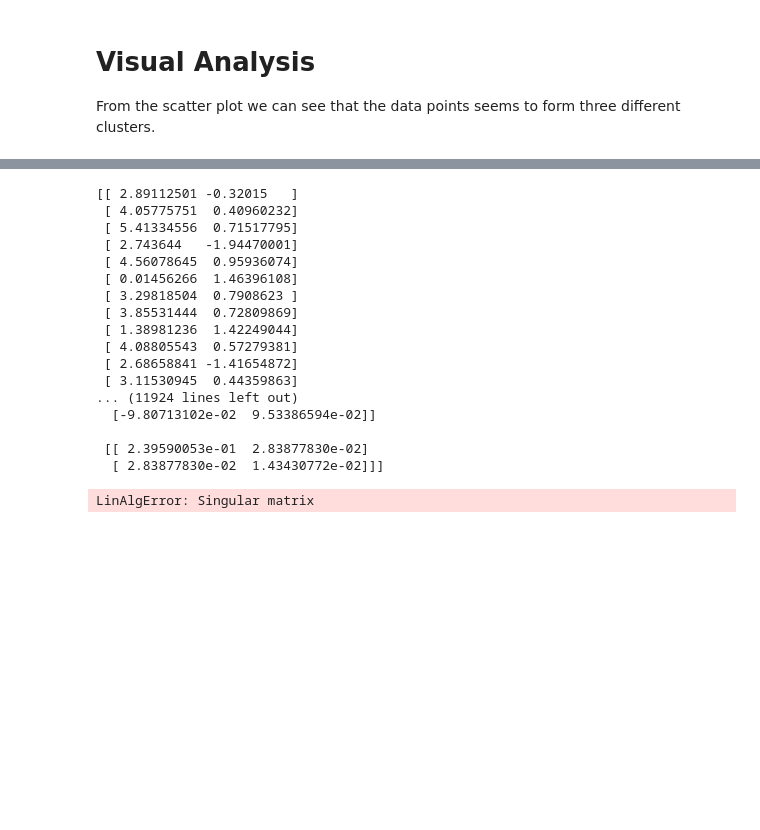
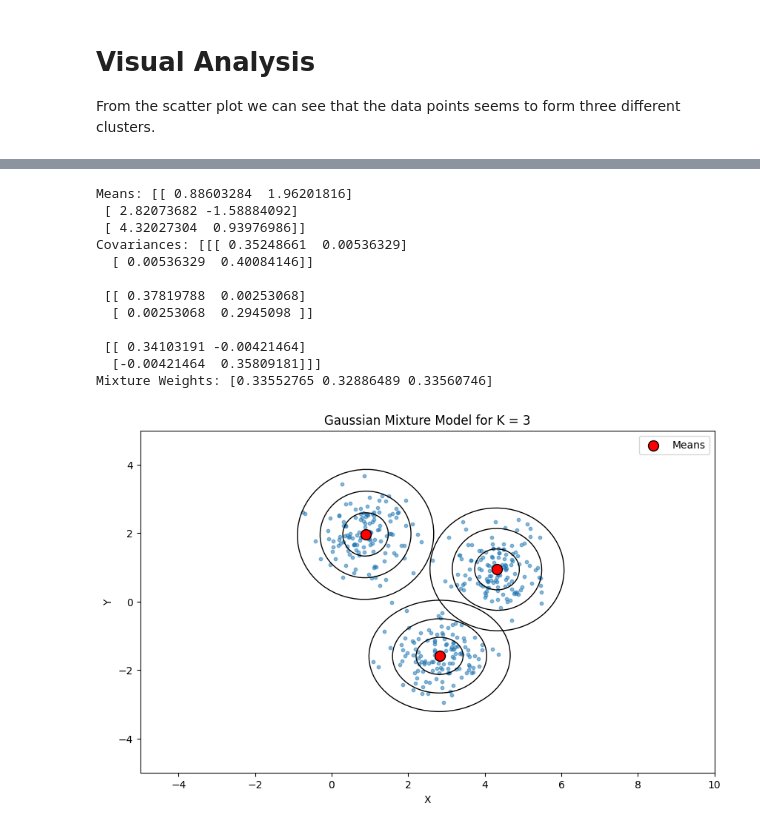
Before and after one commit to Archaic-Mage/Pattern-Recognition-ML, a Jupyter notebook: a02/Q3.ipynb, the cells around one changed output, grey strips where cells are left out. Drawn from its saved outputs; the diff is of its cells as text; code cells hidden in the pictures; blank space fills up the shorter version.

```diff
--- a/a02/Q3.ipynb
+++ b/a02/Q3.ipynb
@@ -6,26 +6,0 @@ from matplotlib.colors import LogNorm
-# %%
-# only for visualization
-from scipy.stats import multivariate_normal
-
-
-def visualize(means, covariances, mixture_weights, np_array):
-    # Visualization
-    x = np.linspace(-5, 10, 500)
-    y = np.linspace(-5, 10, 500)
-    X_mesh, Y_mesh = np.meshgrid(x, y)
-    pos = np.empty(X_mesh.shape + (2,))
-    pos[:, :, 0] = X_mesh
-    pos[:, :, 1] = Y_mesh
-    plt.figure(figsize=(10, 6))
-    plt.scatter(np_array[:, 0], np_array[:, 1], s=10, alpha=0.5)
-
-    # for k in range(len(means)):
-    #     rv = mixture_weights[k] * multivariate_normal.pdf(pos, means[k], covariances[k])
-    #     plt.contour(X_mesh, Y_mesh, rv, extend='min', colors='green', alpha=0.5)
-
-    plt.scatter(means[:, 0], means[:, 1], marker='o', c='red', edgecolor='black', s=100, label='Means')
-    plt.title('Gaussian Mixture Model')
-    plt.xlabel('X')
-    plt.ylabel('Y')
-    plt.legend()
-    plt.show()
@@ -124,29 +257,24 @@ From the scatter plot we can see that the data points seems to form three differ
 # %%
 # Create and fit GMM
-gmm = GaussianMixtureModel(n_components=50)
+gmm = GaussianMixtureModel(n_components=3)
 gmm.fit(np_array)
 
 # Get estimated model parameters
 print("Means:", gmm.means)
 print("Covariances:", gmm.covariances)
 print("Mixture Weights:", gmm.mixture_weights)
 visualize(gmm.means, gmm.covariances, gmm.mixture_weights, np_array)
 # %% [output]
-[[ 2.89112501 -0.32015   ]
- [ 4.05775751  0.40960232]
- [ 5.41334556  0.71517795]
- [ 2.743644   -1.94470001]
- [ 4.56078645  0.95936074]
- [ 0.01456266  1.46396108]
- [ 3.29818504  0.7908623 ]
- [ 3.85531444  0.72809869]
- [ 1.38981236  1.42249044]
- [ 4.08805543  0.57279381]
- [ 2.68658841 -1.41654872]
- [ 3.11530945  0.44359863]
-... (11924 lines left out)
-  [-9.80713102e-02  9.53386594e-02]]
+Means: [[ 0.88603284  1.96201816]
+ [ 2.82073682 -1.58884092]
+ [ 4.32027304  0.93976986]]
+Covariances: [[[ 0.35248661  0.00536329]
+  [ 0.00536329  0.40084146]]
 
- [[ 2.39590053e-01  2.83877830e-02]
-  [ 2.83877830e-02  1.43430772e-02]]]
+ [[ 0.37819788  0.00253068]
+  [ 0.00253068  0.2945098 ]]
+
+ [[ 0.34103191 -0.00421464]
+  [-0.00421464  0.35809181]]]
+Mixture Weights: [0.33552765 0.32886489 0.33560746]
-LinAlgError: Singular matrix
+[figure, added]
```
Also changed, not shown: parts of 16 cells of this notebook, 15 other files.
